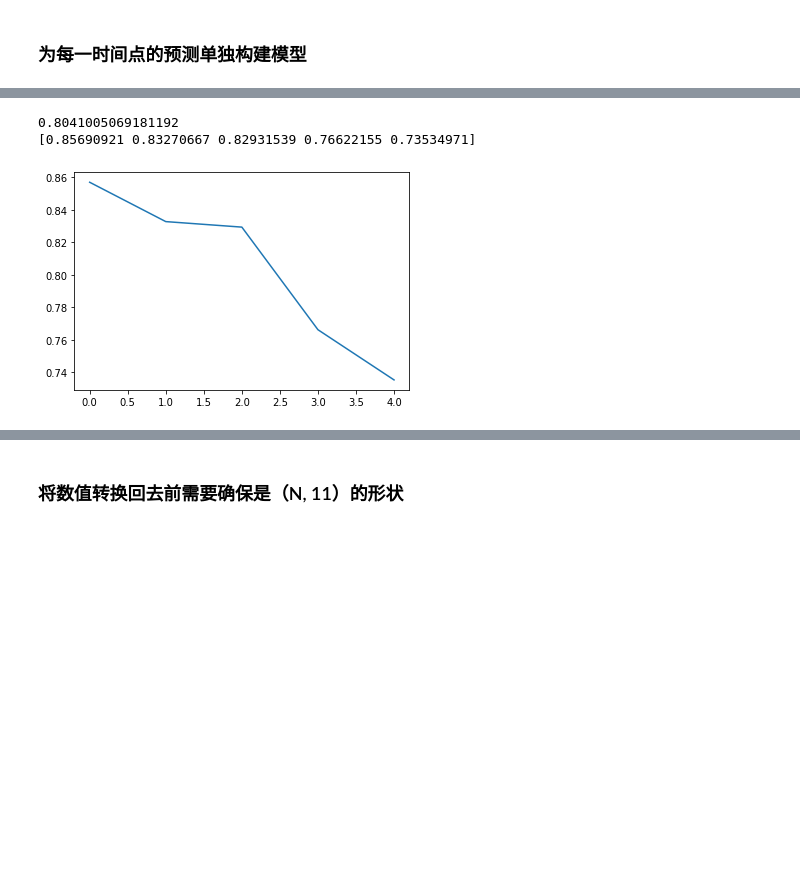
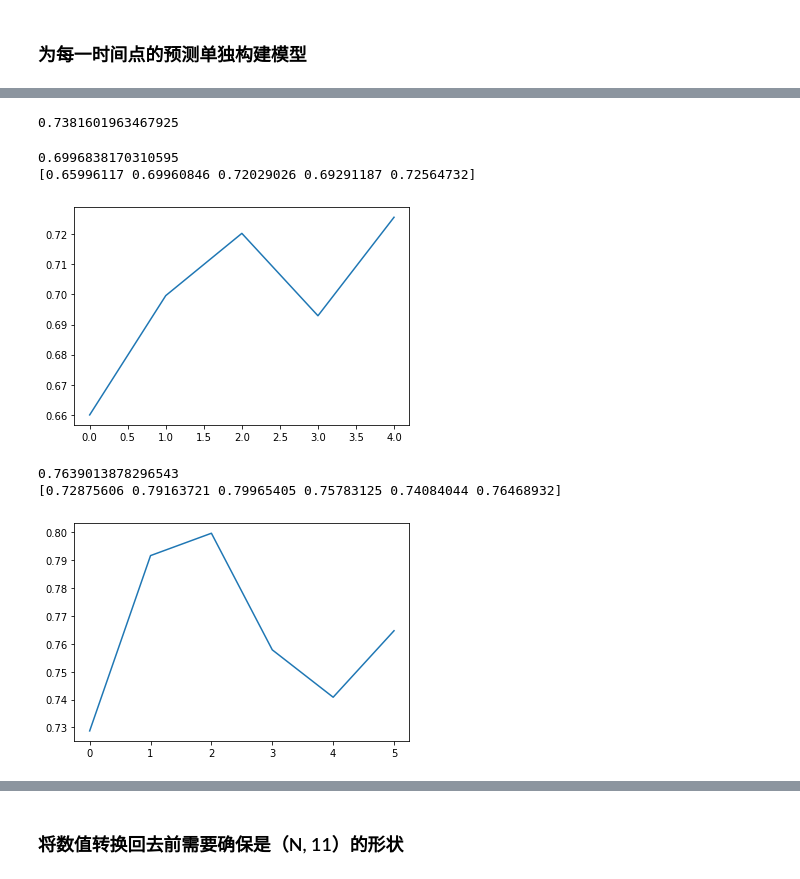
Before and after one commit to tomleung1996/Emerging_Topics_Prediction, a Jupyter notebook: all_models.ipynb, the cells around one changed output, grey strips where cells are left out. Cells and saved outputs as stored; diff of their text form; code cells hidden in the pictures; blank space fills up the shorter version.

```diff
--- a/all_models.ipynb
+++ b/all_models.ipynb
@@ -384,0 +400,2 @@ def get_seperate_models(model, X_train, y_train, X_test, y_test):
+# %%
+y_pred = models[0].predict(X_test)
@@ -417,0 +483,14 @@ test_pred = persistence_model_predict(X_test, y_test)
+# %%
+mean_squared_error(y_test, test_pred.reshape(y_test.shape))
+# %% [output]
+0.7381601963467925
+# %%
+overall, annual = eval_model('mae', y_test, y_pred.reshape(y_test.shape), scaler)
+print(overall)
+print(annual)
+plt.plot(annual)
+plt.show()
+# %% [output]
+0.6996838170310595
+[0.65996117 0.69960846 0.72029026 0.69291187 0.72564732]
+[figure, added]
@@ -418,10 +499,10 @@ test_pred = persistence_model_predict(X_test, y_test)
 # %%
-overall, annual = eval_model('mae', y_test, test_pred.reshape(y_test.shape))
+overall, annual = eval_model('mae', y_test, test_pred.reshape(y_test.shape), scaler)
 print(overall)
 print(annual)
 plt.plot(annual)
 plt.show()
 # %% [output]
-0.8041005069181192
-[0.85690921 0.83270667 0.82931539 0.76622155 0.73534971]
+0.7639013878296543
+[0.72875606 0.79163721 0.79965405 0.75783125 0.74084044 0.76468932]
-[figure, old version]
+[figure, new version]
```
Also changed, not shown: parts of 45 cells of this notebook, 2 other files.
